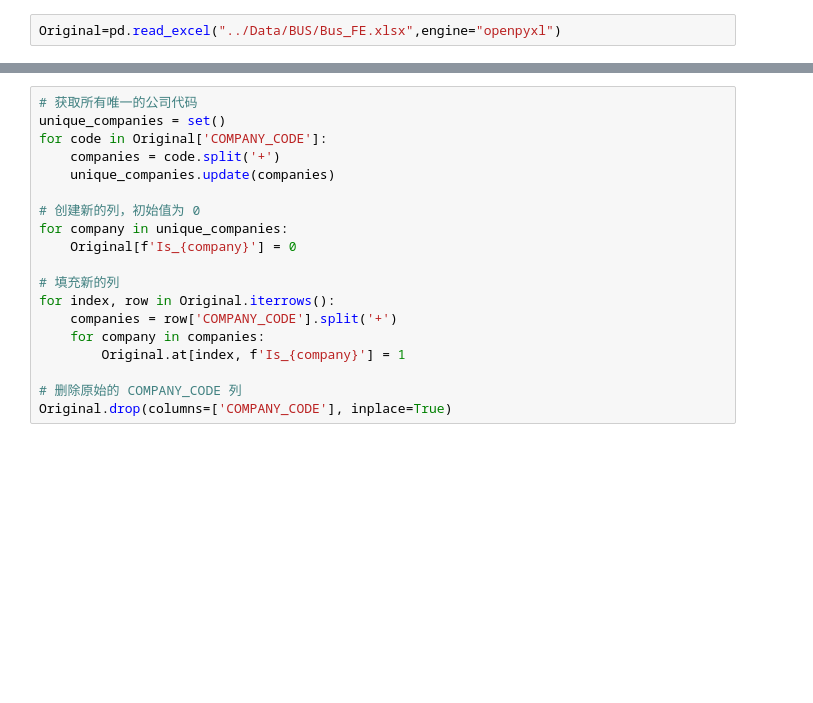
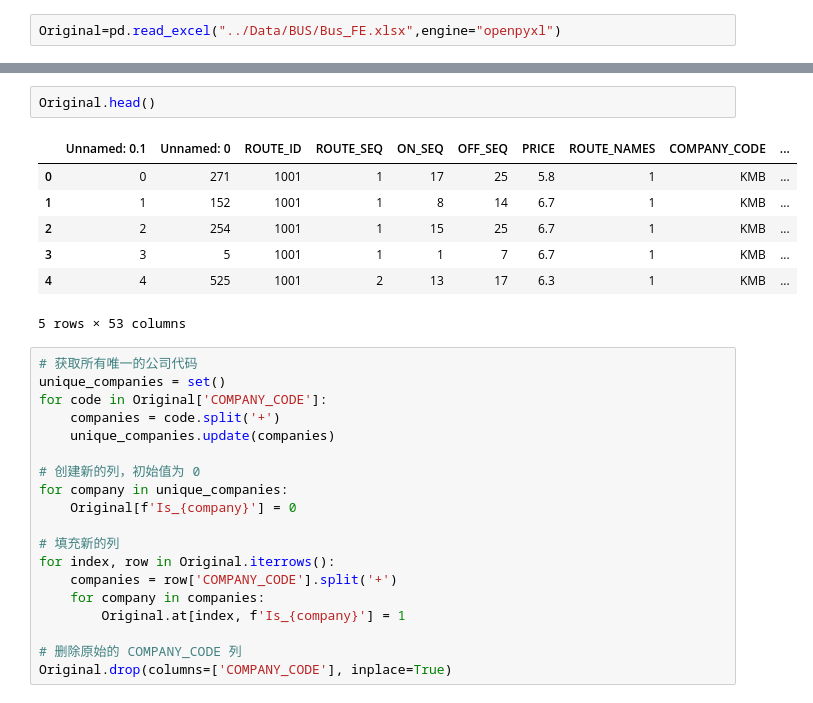
Before and after one commit to feiyiLB/comp3522, a Jupyter notebook: Notebooks/Bus_FE.ipynb, the cells around one changed output, grey strips where cells are left out. Cells and saved outputs as stored; diff of their text form; blank space fills up the shorter version.

```diff
--- a/Notebooks/Bus_FE.ipynb
+++ b/Notebooks/Bus_FE.ipynb
@@ -5,3 +27,13 @@ Original=pd.read_excel("../Data/BUS/Bus_FE.xlsx",engine="openpyxl")
+# %%
+Original.head()
+# %% [output]
+|  | Unnamed: 0.1 | Unnamed: 0 | ROUTE_ID | ROUTE_SEQ | ON_SEQ | OFF_SEQ | PRICE | ROUTE_NAMES | COMPANY_CODE | ... |
+| 0 | 0 | 271 | 1001 | 1 | 17 | 25 | 5.8 | 1 | KMB | ... |
+| 1 | 1 | 152 | 1001 | 1 | 8 | 14 | 6.7 | 1 | KMB | ... |
+| 2 | 2 | 254 | 1001 | 1 | 15 | 25 | 6.7 | 1 | KMB | ... |
+| 3 | 3 | 5 | 1001 | 1 | 1 | 7 | 6.7 | 1 | KMB | ... |
+| 4 | 4 | 525 | 1001 | 2 | 13 | 17 | 6.3 | 1 | KMB | ... |
+5 rows × 53 columns
 # %%
 # 获取所有唯一的公司代码
 unique_companies = set()
```
Also changed, not shown: parts of 14 cells of this notebook, 15 other files.
